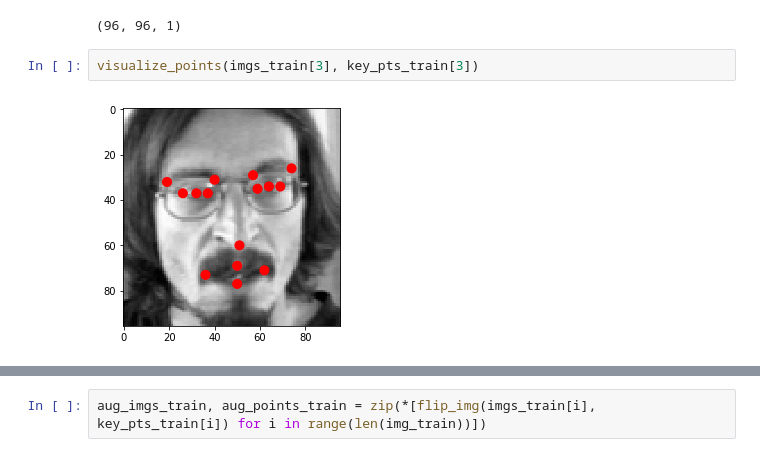
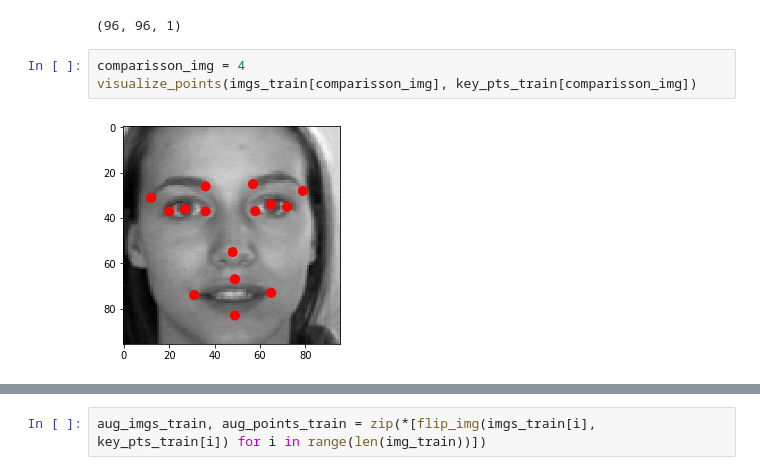
Before and after one commit to Tamgros/celebrity-recognition, a Jupyter notebook: Facial-key-points.ipynb, the cells around one changed output, grey strips where cells are left out. Saved outputs shown, nothing was run; the diff lists cells and outputs as text.

```diff
--- a/Facial-key-points.ipynb
+++ b/Facial-key-points.ipynb
@@ -208,10 +208,11 @@ visualize_points(imgs_train[0], key_pts_train[0])
 imgs_train[3].shape
 # %% [output]
 (96, 96, 1)
-# %%
-visualize_points(imgs_train[3], key_pts_train[3])
-# %% [output]
-[figure, removed]
+# %%
+comparisson_img = 4
+visualize_points(imgs_train[comparisson_img], key_pts_train[comparisson_img])
+# %% [output]
+[figure, added]
 # %%
 def flip_img(img, points):
 
```
Also changed, not shown: parts of 7 cells of this notebook.
